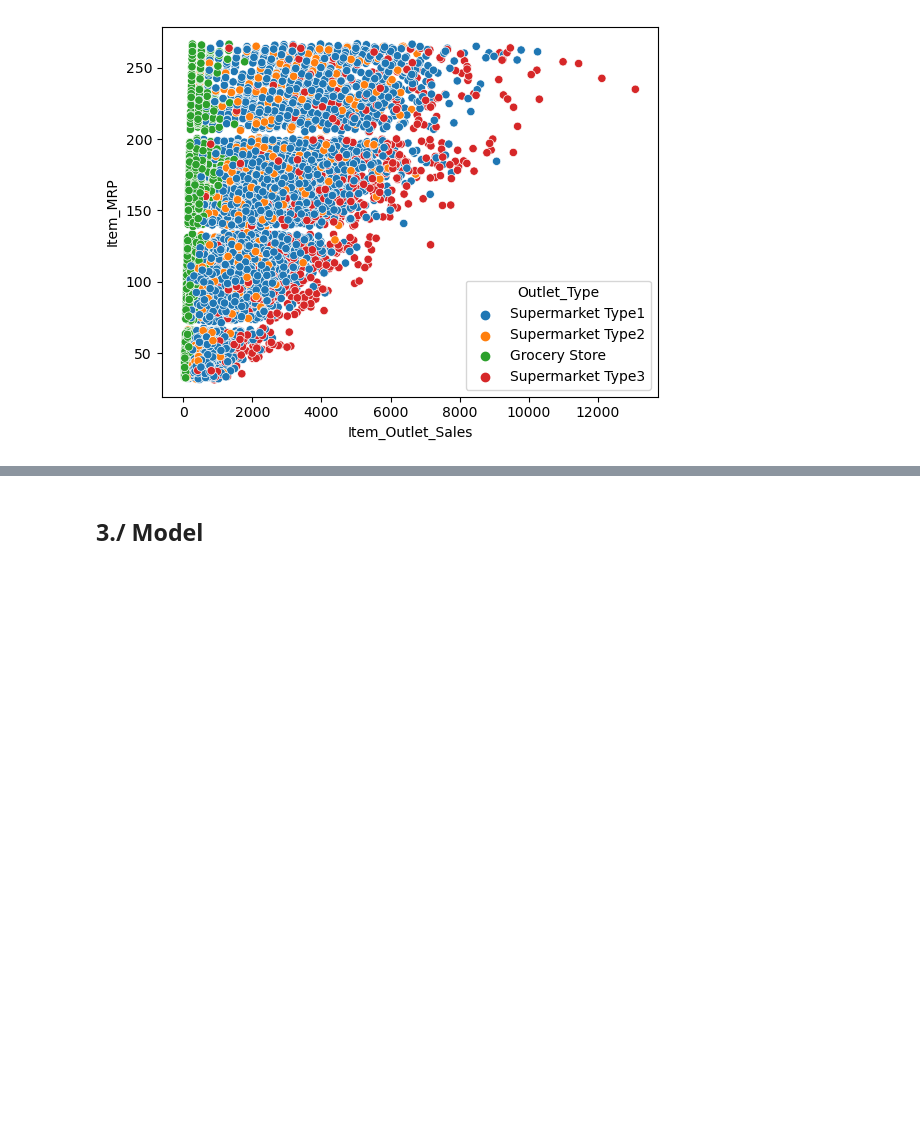
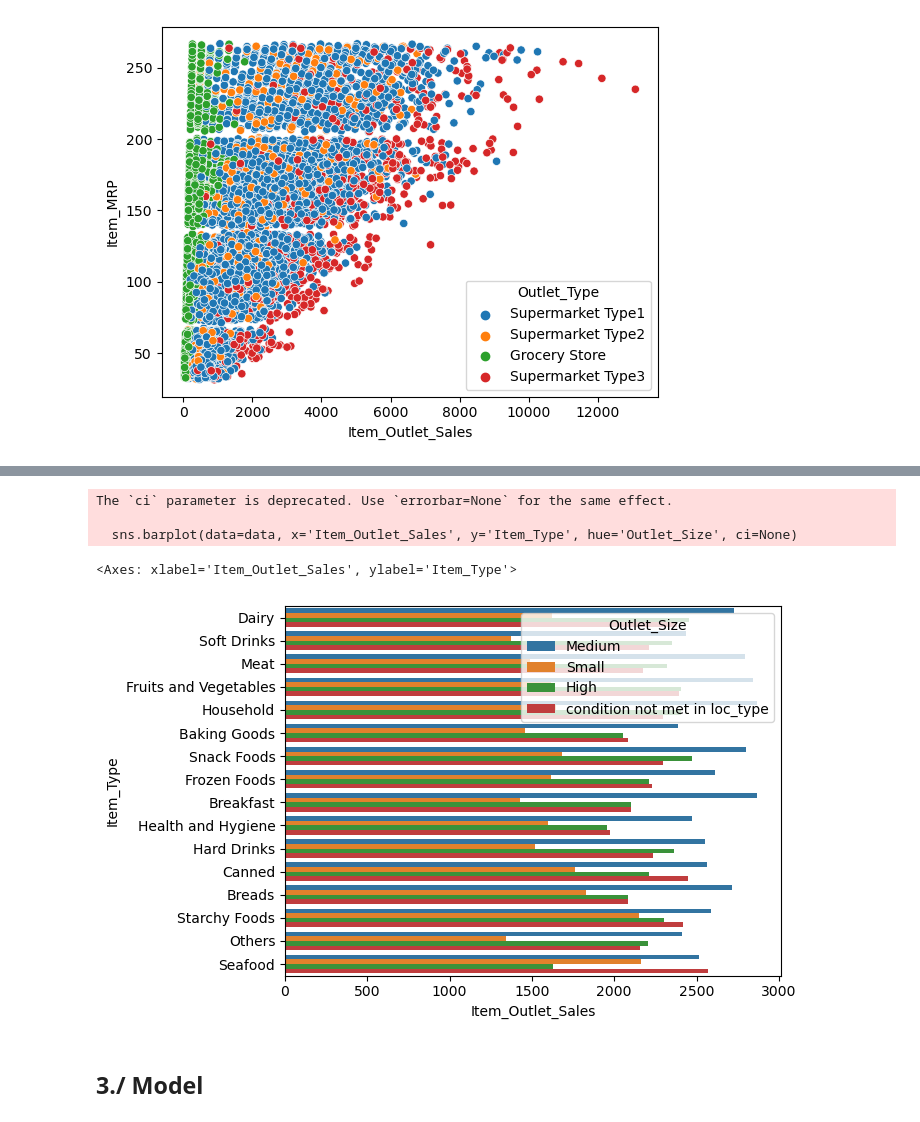
Before and after one commit to ElDazo/bigMart2, a Jupyter notebook: Big_Mart_EDA.ipynb, the cells around one changed output, grey strips where cells are left out. Saved outputs shown, nothing was run; the diff lists cells and outputs as text; code cells hidden in the pictures; blank space fills up the shorter version.

```diff
--- a/Big_Mart_EDA.ipynb
+++ b/Big_Mart_EDA.ipynb
@@ -410,3 +382,11 @@ sns.scatterplot(data=data, x='Item_Outlet_Sales', y='Item_MRP', hue='Outlet_Type
+# %%
+sns.barplot(data=data, x='Item_Outlet_Sales', y='Item_Type', hue='Outlet_Size', ci=None)
+# %% [output]
+The `ci` parameter is deprecated. Use `errorbar=None` for the same effect.
+
+  sns.barplot(data=data, x='Item_Outlet_Sales', y='Item_Type', hue='Outlet_Size', ci=None)
+<Axes: xlabel='Item_Outlet_Sales', ylabel='Item_Type'>
+[figure, added]
 # %% [markdown]
 ## 3./ Model
 # %%
```
Also changed, not shown: parts of 6 cells of this notebook.
